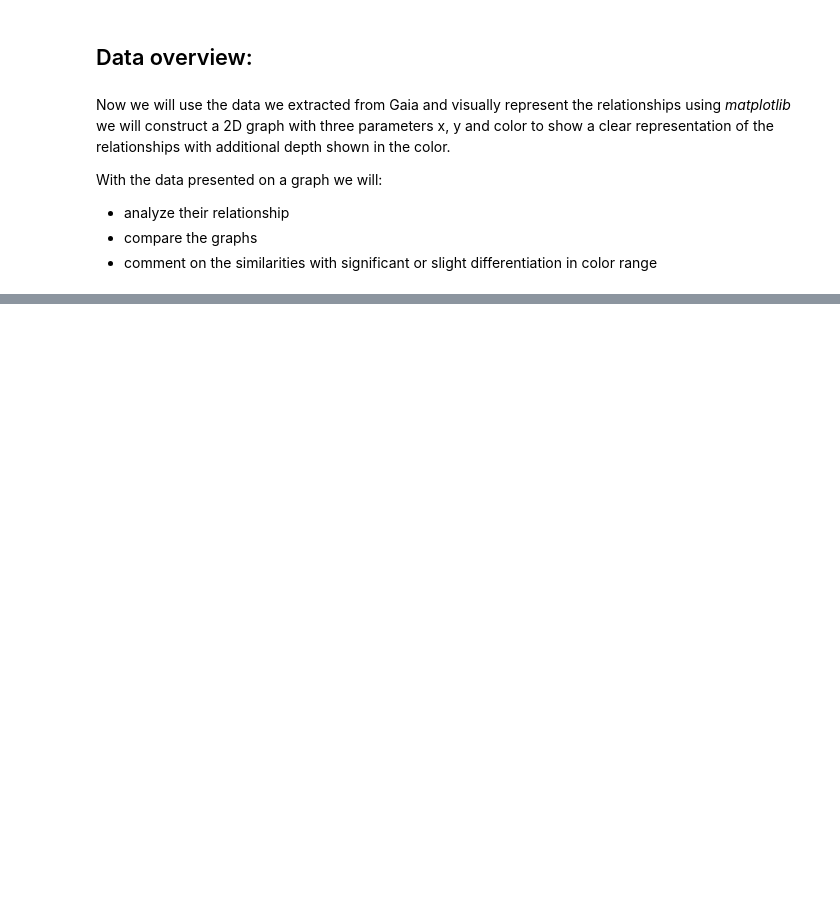
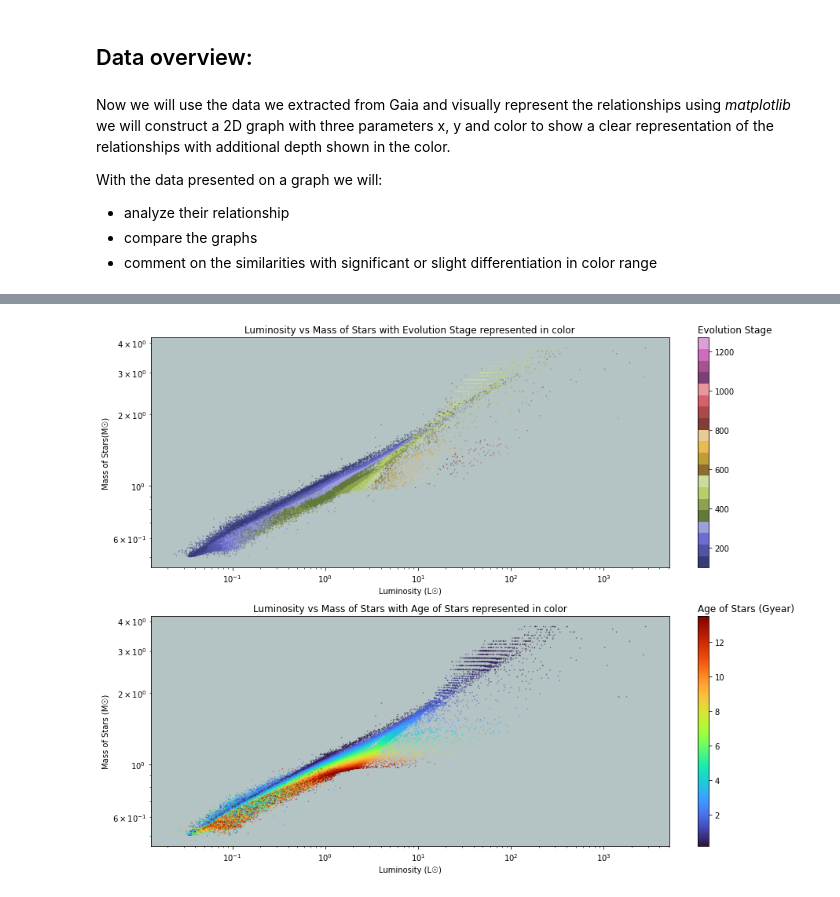
Before and after one commit to ArcticSqued/gdr3-analysis, a Jupyter notebook: Reading and evaluating a subset of data from Gaia's data release 3.ipynb, the cells around one changed output, grey strips where cells are left out. Cells and saved outputs as stored; diff of their text form; code cells hidden in the pictures; blank space fills up the shorter version.

```diff
--- a/Reading and evaluating a subset of data from Gaia's data release 3.ipynb
+++ b/Reading and evaluating a subset of data from Gaia's data release 3.ipynb
@@ -316,0 +211,59 @@ plt.show()
+# %%
+fig, ([ax1, ax2], [ax3, ax4]) =  plt.subplots(2,2, figsize=(20, 10), dpi=72)
+ax1.set_title("Luminosity vs Mass of Stars with Evolution Stage represented in color")
+ax1.scatter(
+    tamelmg.lum_flame,
+    tamelmg.mass_flame,
+    s=0.1,
+    c=tamelmg.evolstage_flame,
+    cmap="tab20b",
+)
+ax1.set_facecolor("#B4C3C3")
+ax1.set_xscale("log")
+ax1.set_yscale("log")
+ax1.set_xlabel("Luminosity (L☉)")
+ax1.set_ylabel("Mass of Stars(M☉)")
+
+
+fraction = 1  # .05
+norm = Normalize(vmin=tamelmg.evolstage_flame.min(), vmax=tamelmg.evolstage_flame.max())
+cbar = ax2.figure.colorbar(
+    ScalarMappable(norm=norm, cmap="tab20b"),
+    ax=ax2,
+    pad=0.05,
+    fraction=fraction,
+)
+ax2.set_title('Evolution Stage', loc = 'Left')
+ax2.axis("off")
+
+#--------------------------------------------------------------------------------------
+
+ax3.set_title("Luminosity vs Mass of Stars with Age of Stars represented in color")
+ax3.scatter(
+    tamelmg.lum_flame,
+    tamelmg.mass_flame,
+    s=0.1,
+    c=tamelmg.age_flame,
+    cmap="turbo",
+)
+ax3.set_facecolor("#B4C3C3")
+ax3.set_xscale("log")
+ax3.set_yscale("log")
+ax3.set_xlabel("Luminosity (L☉)")
+ax3.set_ylabel("Mass of Stars (M☉)")
+
+
+fraction = 1  # .05
+norm = Normalize(vmin=tamelmg.age_flame.min(), vmax=tamelmg.age_flame.max())
+cbar = ax4.figure.colorbar(
+    ScalarMappable(norm=norm, cmap="turbo"),
+    ax=ax4,
+    pad=0.05,
+    fraction=fraction,
+)
+ax4.set_title('Age of Stars (Gyear)', loc = 'Left')
+ax4.axis("off")
+plt.tight_layout()
+plt.show()
+# %% [output]
+[figure, added]
```
Also changed, not shown: parts of 13 cells of this notebook.
